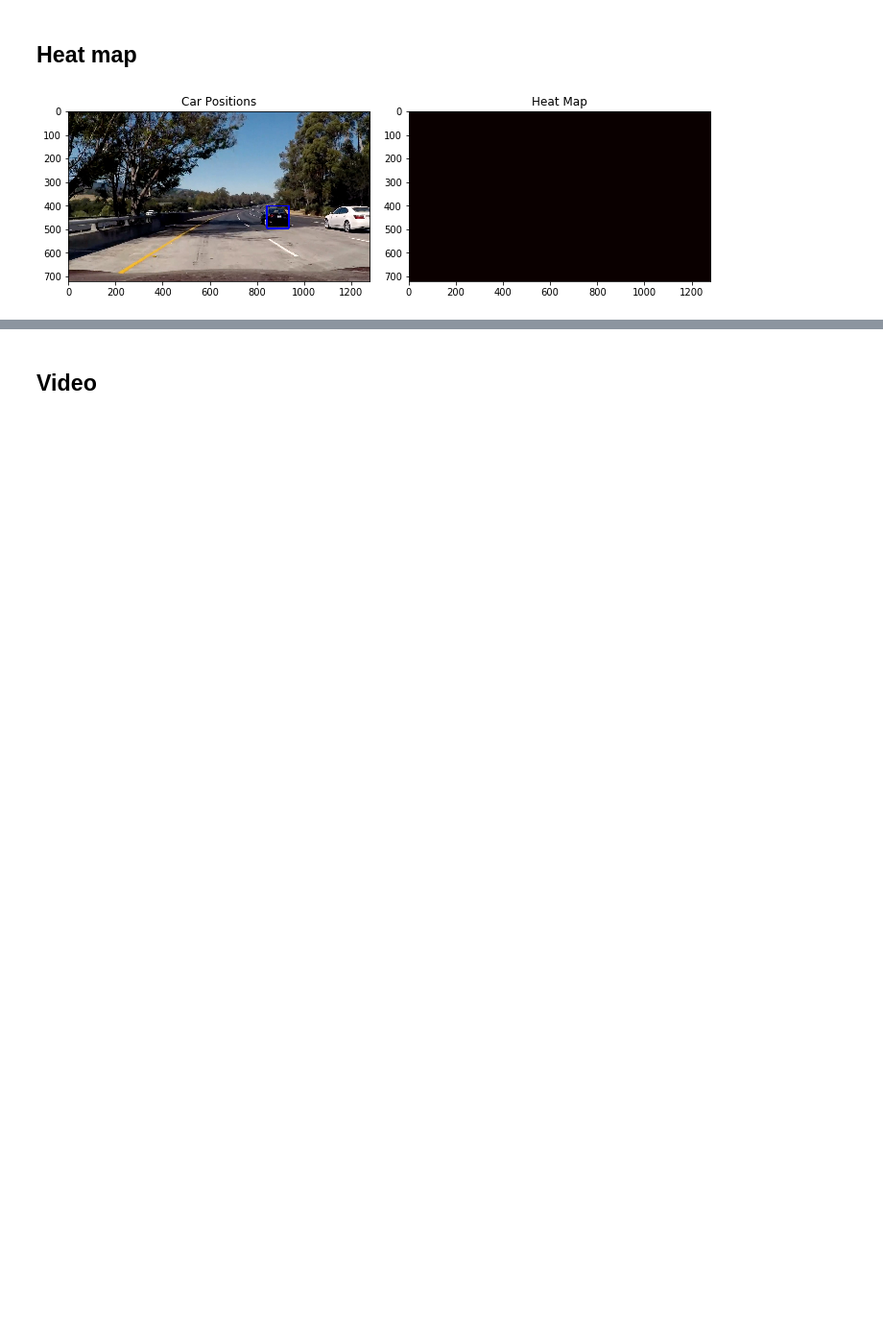
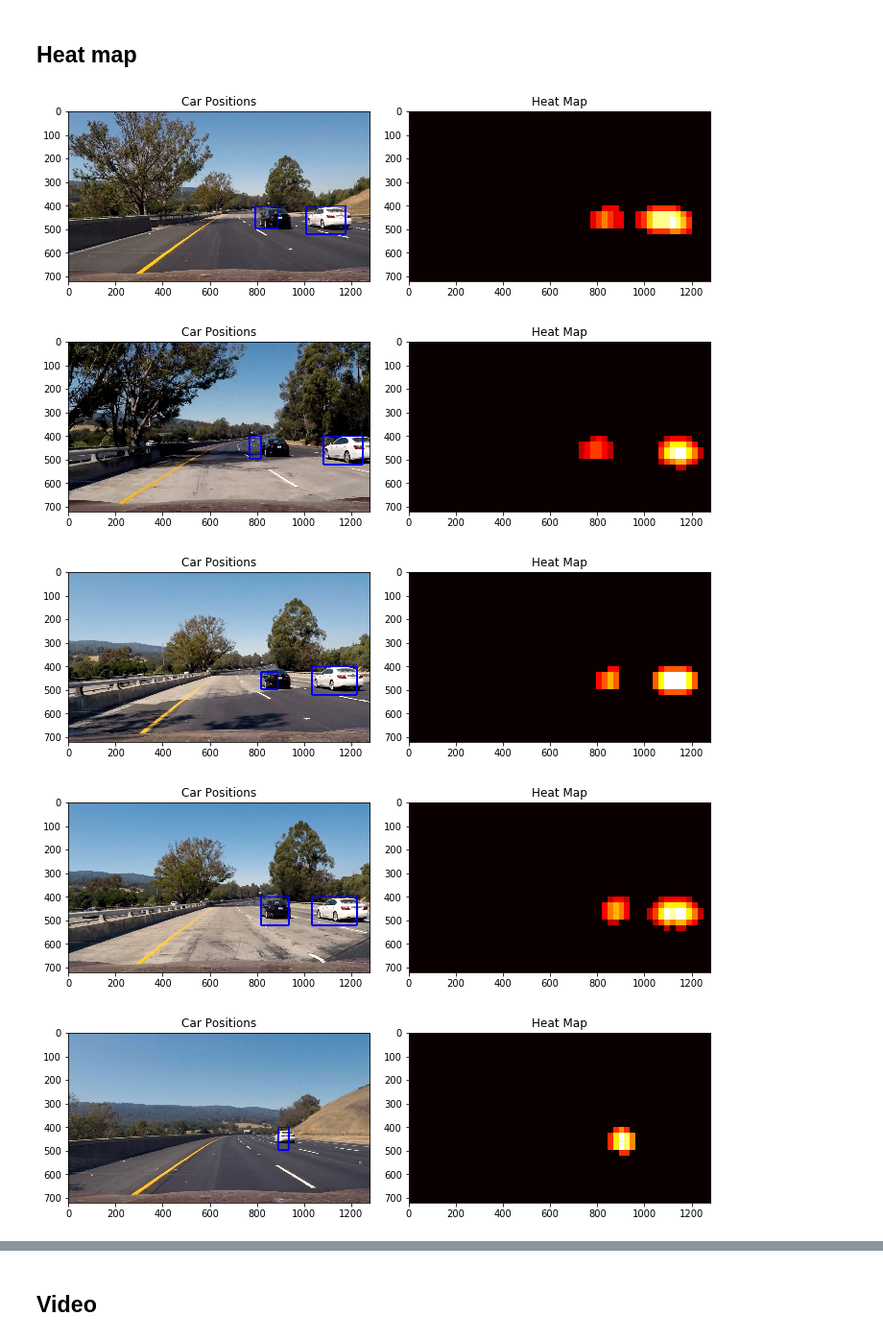
Before and after one commit to flint-xf-fan/SDCND-Vehicle-Detection, a Jupyter notebook: project.ipynb, the cells around one changed output, grey strips where cells are left out. Shown at 96% size. Saved outputs shown, nothing was run; the diff lists cells and outputs as text; code cells hidden in the pictures; blank space fills up the shorter version.

```diff
--- a/project.ipynb
+++ b/project.ipynb
@@ -79,7 +82,6 @@ y = np.hstack((np.ones(len(car_features)), np.zeros(len(notcar_features))))
 # shuffle
 from sklearn.utils import shuffle
 scaled_X, y = shuffle(scaled_X, y)
-# y = shuffle(y)
 
 # Split up data into randomized training and test sets
 rand_state = np.random.randint(0, 100)
@@ -92,11 +94,11 @@ print('Feature vector length:', len(X_train[0]))
 
 
 # Use a linear SVC
-svc = LinearSVC()
+# svc = LinearSVC()
 
 
 ### Try a random forest
-# svc = RandomForestClassifier(n_estimators=120, min_samples_split=20)
+svc = RandomForestClassifier(n_estimators=120)
 
 
 
@@ -106,7 +108,8 @@ svc.fit(X_train, y_train)
 t2 = time.time()
 print(round(t2-t, 2), 'Seconds to train SVC...')
 # Check the score of the SVC
-print('Test Accuracy of SVC = ', round(svc.score(X_test, y_test), 4))
+# print('Test Accuracy of SVC = ', round(svc.score(X_test, y_test), 4))
+print('Test Accuracy of Random Forest = ', round(svc.score(X_test, y_test), 4))
 # %% [output]
 Using: 9 orientations 8 pixels per cell and 2 cells per block
 Feature vector length: 8460
@@ -320,7 +319,7 @@ class VehicleDetector(object):
 #                 bbox = ((xbox_left, ytop_draw+ystart),(xbox_left+win_draw,ytop_draw+win_draw+ystart))
         return draw_img
 
-ystart = 400
+ystart = 380
 ystop = 656
 scale = 1.5
 # %%
@@ -484,7 +483,7 @@ class VehicleDetector(object):
         # Add heat to each box in box list
         heat = self.add_heat(heat,box_list)
         # Apply threshold to help remove false positives
-        heat = self.apply_threshold(heat,1)
+        heat = self.apply_threshold(heat,2)
         # Visualize the heatmap when displaying
         heatmap = np.clip(heat, 0, 255)
         # Find final boxes from heatmap using label function
@@ -499,16 +498,27 @@ scale = 1.5
 img = mpimg.imread('./../CarND-Vehicle-Detection/test_images/test6.jpg')
 detector = VehicleDetector(ystart, ystop, scale, svc, X_scaler, orient, pix_per_cell, cell_per_block, spatial_size, hist_bins)
 # %%
-draw_img = detector.draw_labeled_bboxes(img)
-heatmap, _ = detector.find_heatmap(img)
+for test_image in test_images:
 
-fig = plt.figure(figsize=(10,10))
-plt.subplot(121)
-plt.imshow(draw_img)
-plt.title('Car Positions')
-plt.subplot(122)
-plt.imshow(heatmap, cmap='hot')
-plt.title('Heat Map')
-fig.tight_layout()
+    img = mpimg.imread(test_image)
+
+
+
+    draw_img = detector.draw_labeled_bboxes(img)
+    heatmap, _ = detector.find_heatmap(img)
+
+    fig = plt.figure(figsize=(10,10))
+    plt.subplot(121)
+    plt.imshow(draw_img)
+    plt.title('Car Positions')
+    plt.subplot(122)
+    plt.imshow(heatmap, cmap='hot')
+    plt.title('Heat Map')
+    fig.tight_layout()
+    plt.show()
 # %% [output]
-[figure, old version]
+[figure, new version]
+[figure, added]
+[figure, added]
+[figure, added]
+[figure, added]
```
Also changed, not shown: parts of 11 cells of this notebook, 2 other files.
